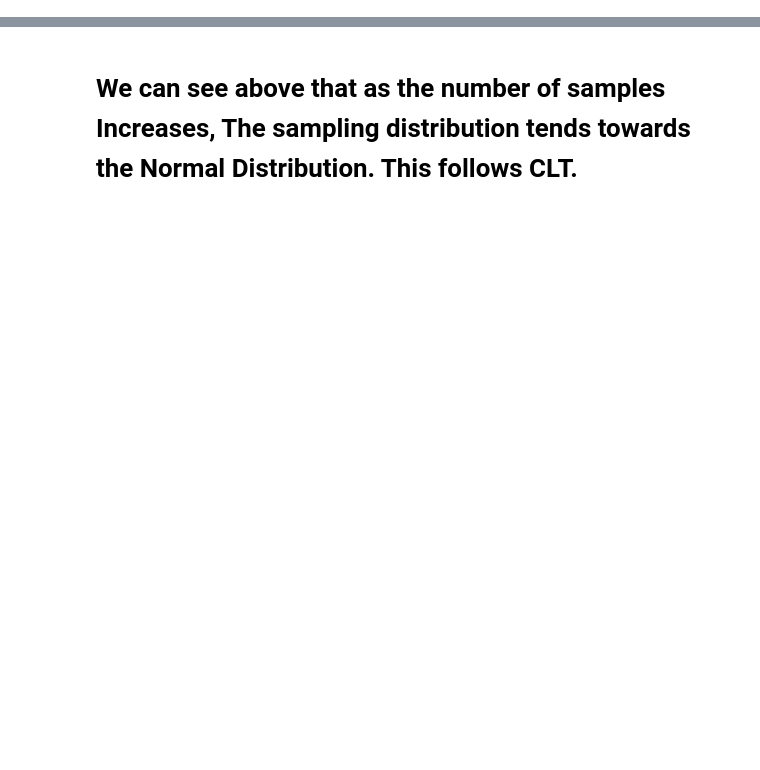
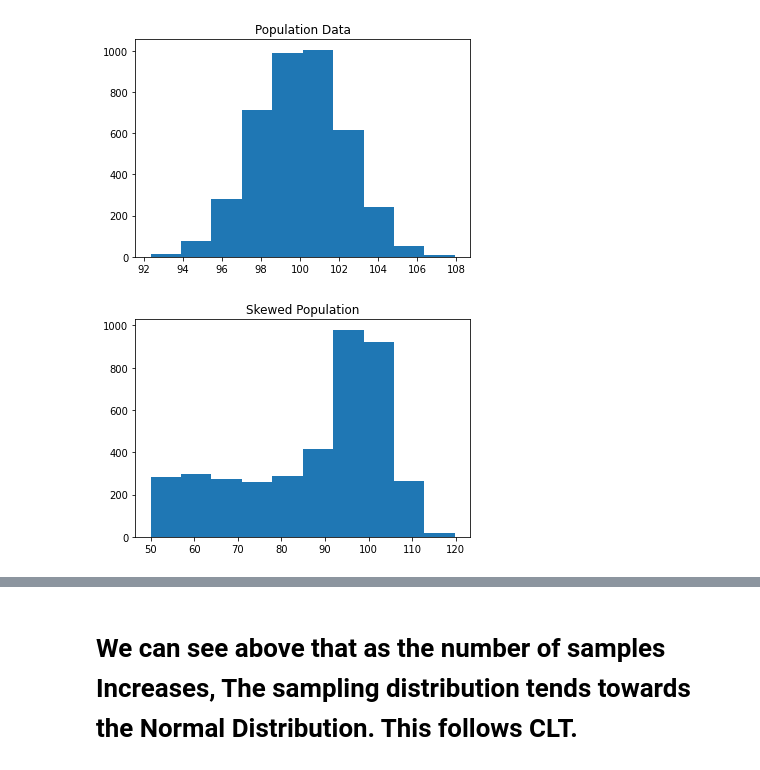
Before and after one commit to Chaitz333/Stduy_Materials, a Jupyter notebook: Normal_Distribution_Effect_Of_N.ipynb, the cells around one changed output, grey strips where cells are left out. Drawn from its saved outputs; the diff is of its cells as text; code cells hidden in the pictures; blank space fills up the shorter version.

```diff
--- a/Normal_Distribution_Effect_Of_N.ipynb
+++ b/Normal_Distribution_Effect_Of_N.ipynb
@@ -10 +20,11 @@ population = np.random.normal(mu1, np.sqrt(sigma1), n_samples)
+# %%
+plt.hist(population_normal)
+plt.title('Population Data')
+plt.show()
+plt.hist(population_skew)
+plt.title('Skewed Population')
+plt.show()
+# %% [output]
+[figure, added]
+[figure, added]
 # %%
```
Also changed, not shown: parts of 17 cells of this notebook.
